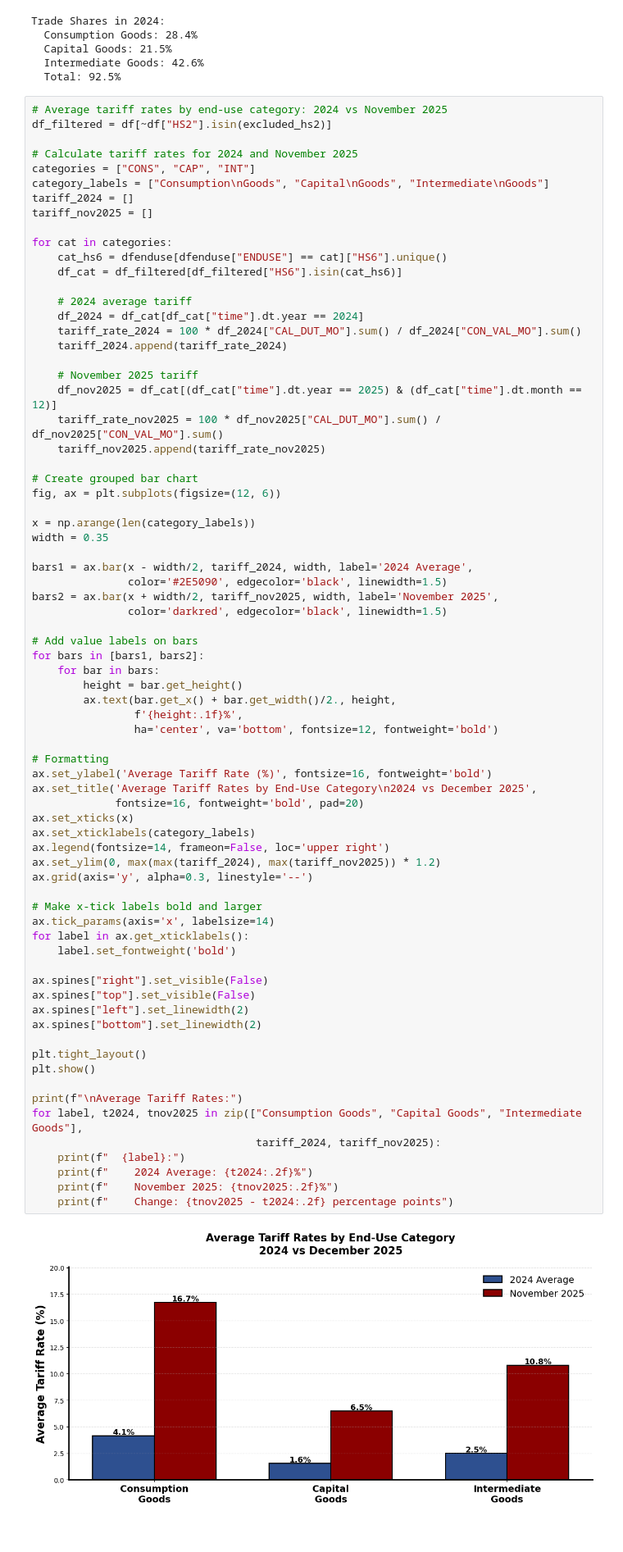
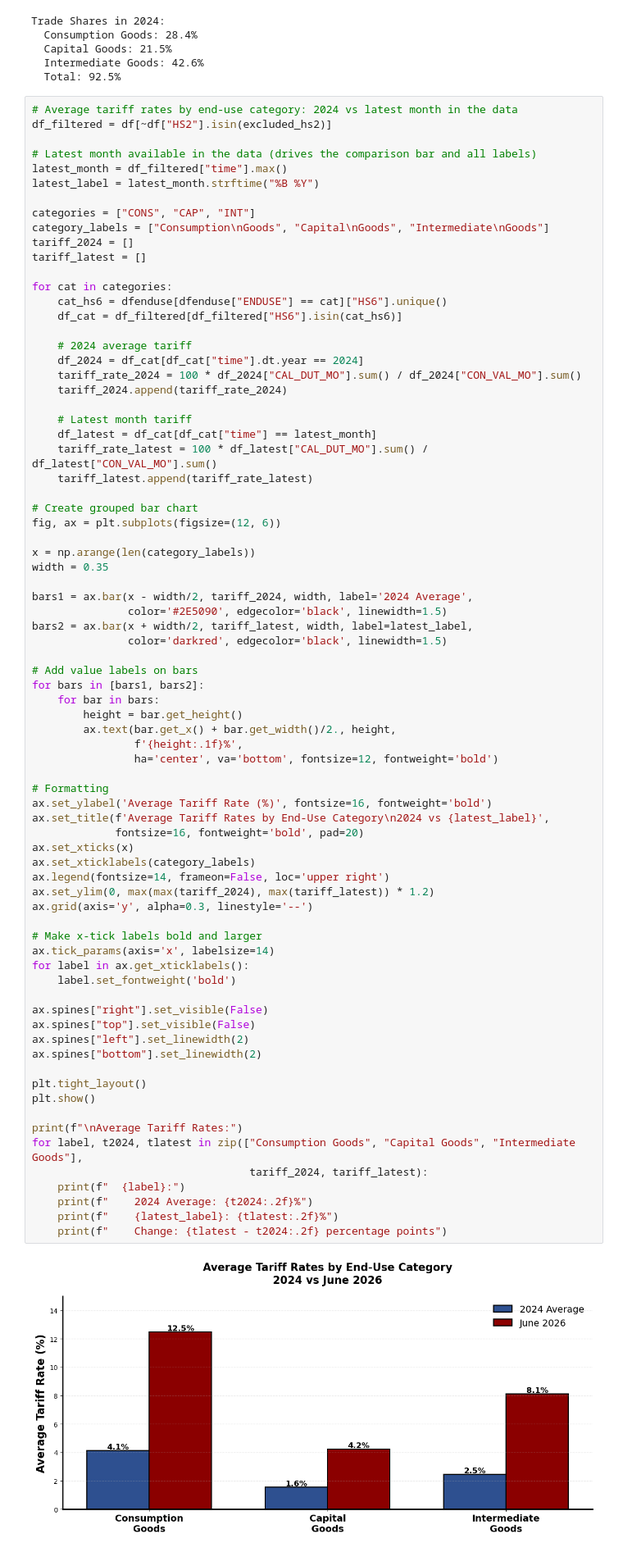
Before and after one commit to tradewartracker/trade-by-enduse, a Jupyter notebook: end-use-breakdown.ipynb, the cells around one changed output. Shown at 82% size. Cells and saved outputs as stored; diff of their text form.

Commit message:
update with June data

```diff
--- a/end-use-breakdown.ipynb
+++ b/end-use-breakdown.ipynb
@@ -293,14 +293,17 @@ Trade Shares in 2024:
   Intermediate Goods: 42.6%
   Total: 92.5%
 # %%
-# Average tariff rates by end-use category: 2024 vs November 2025
+# Average tariff rates by end-use category: 2024 vs latest month in the data
 df_filtered = df[~df["HS2"].isin(excluded_hs2)]
 
-# Calculate tariff rates for 2024 and November 2025
+# Latest month available in the data (drives the comparison bar and all labels)
+latest_month = df_filtered["time"].max()
+latest_label = latest_month.strftime("%B %Y")
+
 categories = ["CONS", "CAP", "INT"]
 category_labels = ["Consumption\nGoods", "Capital\nGoods", "Intermediate\nGoods"]
 tariff_2024 = []
-tariff_nov2025 = []
+tariff_latest = []
 
 for cat in categories:
     cat_hs6 = dfenduse[dfenduse["ENDUSE"] == cat]["HS6"].unique()
@@ -311,10 +314,10 @@ for cat in categories:
     tariff_rate_2024 = 100 * df_2024["CAL_DUT_MO"].sum() / df_2024["CON_VAL_MO"].sum()
     tariff_2024.append(tariff_rate_2024)
 
-    # November 2025 tariff
-    df_nov2025 = df_cat[(df_cat["time"].dt.year == 2025) & (df_cat["time"].dt.month == 12)]
-    tariff_rate_nov2025 = 100 * df_nov2025["CAL_DUT_MO"].sum() / df_nov2025["CON_VAL_MO"].sum()
-    tariff_nov2025.append(tariff_rate_nov2025)
+    # Latest month tariff
+    df_latest = df_cat[df_cat["time"] == latest_month]
+    tariff_rate_latest = 100 * df_latest["CAL_DUT_MO"].sum() / df_latest["CON_VAL_MO"].sum()
+    tariff_latest.append(tariff_rate_latest)
 
 # Create grouped bar chart
 fig, ax = plt.subplots(figsize=(12, 6))
@@ -324,7 +327,7 @@ width = 0.35
 
 bars1 = ax.bar(x - width/2, tariff_2024, width, label='2024 Average',
                color='#2E5090', edgecolor='black', linewidth=1.5)
-bars2 = ax.bar(x + width/2, tariff_nov2025, width, label='November 2025',
+bars2 = ax.bar(x + width/2, tariff_latest, width, label=latest_label,
                color='darkred', edgecolor='black', linewidth=1.5)
 
 # Add value labels on bars
@@ -333,40 +336,40 @@ for bars in [bars1, bars2]:
         height = bar.get_height()
         ax.text(bar.get_x() + bar.get_width()/2., height,
                 f'{height:.1f}%',
                 ha='center', va='bottom', fontsize=12, fontweight='bold')
 
 # Formatting
 ax.set_ylabel('Average Tariff Rate (%)', fontsize=16, fontweight='bold')
-ax.set_title('Average Tariff Rates by End-Use Category\n2024 vs December 2025',
+ax.set_title(f'Average Tariff Rates by End-Use Category\n2024 vs {latest_label}',
              fontsize=16, fontweight='bold', pad=20)
 ax.set_xticks(x)
 ax.set_xticklabels(category_labels)
 ax.legend(fontsize=14, frameon=False, loc='upper right')
-ax.set_ylim(0, max(max(tariff_2024), max(tariff_nov2025)) * 1.2)
+ax.set_ylim(0, max(max(tariff_2024), max(tariff_latest)) * 1.2)
 ax.grid(axis='y', alpha=0.3, linestyle='--')
 
 # Make x-tick labels bold and larger
 ax.tick_params(axis='x', labelsize=14)
 for label in ax.get_xticklabels():
     label.set_fontweight('bold')
 
 ax.spines["right"].set_visible(False)
 ax.spines["top"].set_visible(False)
 ax.spines["left"].set_linewidth(2)
 ax.spines["bottom"].set_linewidth(2)
 
 plt.tight_layout()
 plt.show()
 
 print(f"\nAverage Tariff Rates:")
-for label, t2024, tnov2025 in zip(["Consumption Goods", "Capital Goods", "Intermediate Goods"],
-                                   tariff_2024, tariff_nov2025):
+for label, t2024, tlatest in zip(["Consumption Goods", "Capital Goods", "Intermediate Goods"],
+                                  tariff_2024, tariff_latest):
     print(f"  {label}:")
     print(f"    2024 Average: {t2024:.2f}%")
-    print(f"    November 2025: {tnov2025:.2f}%")
-    print(f"    Change: {tnov2025 - t2024:.2f} percentage points")
+    print(f"    {latest_label}: {tlatest:.2f}%")
+    print(f"    Change: {tlatest - t2024:.2f} percentage points")
 # %% [output]
-[figure, old version]
+[figure, new version]
 Average Tariff Rates:
   Consumption Goods:
     2024 Average: 4.12%
```
Also changed, not shown: parts of 9 cells of this notebook, 16 other files.
